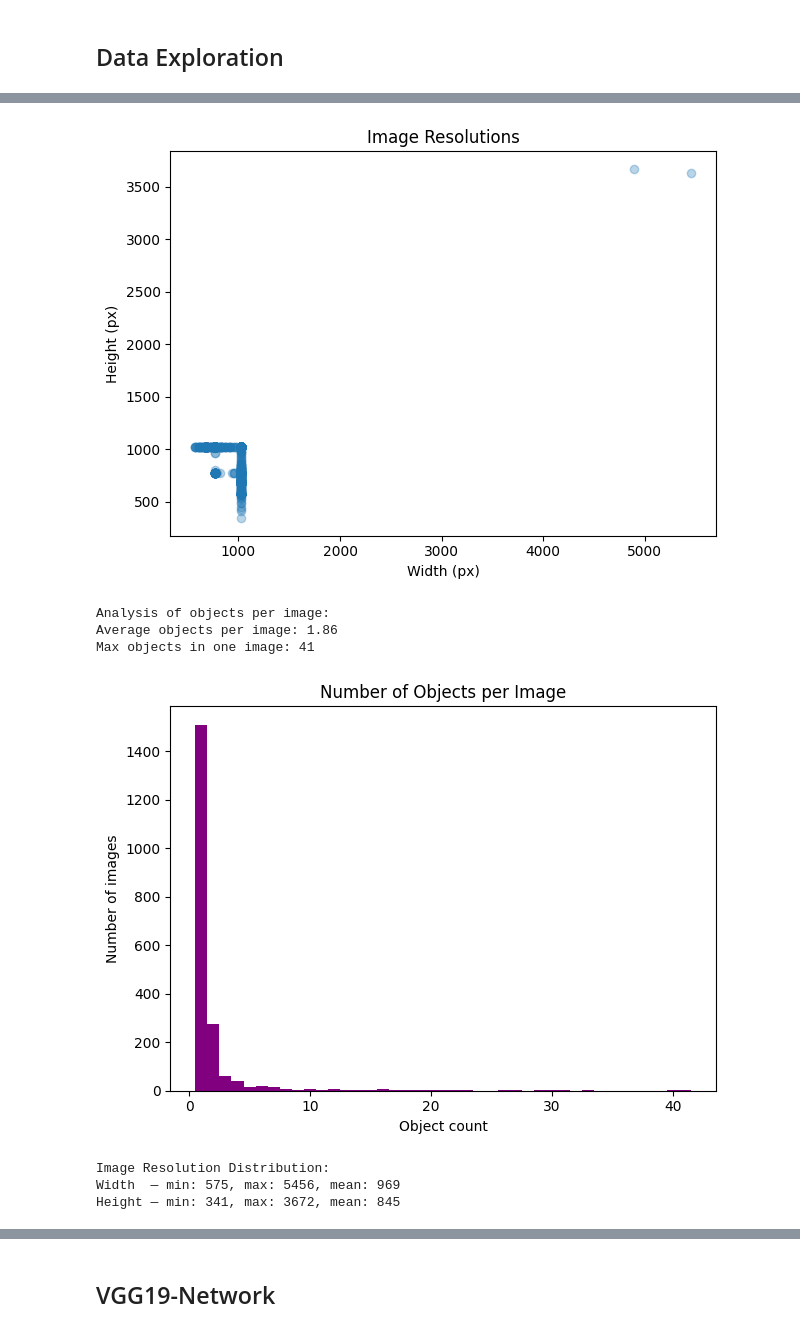
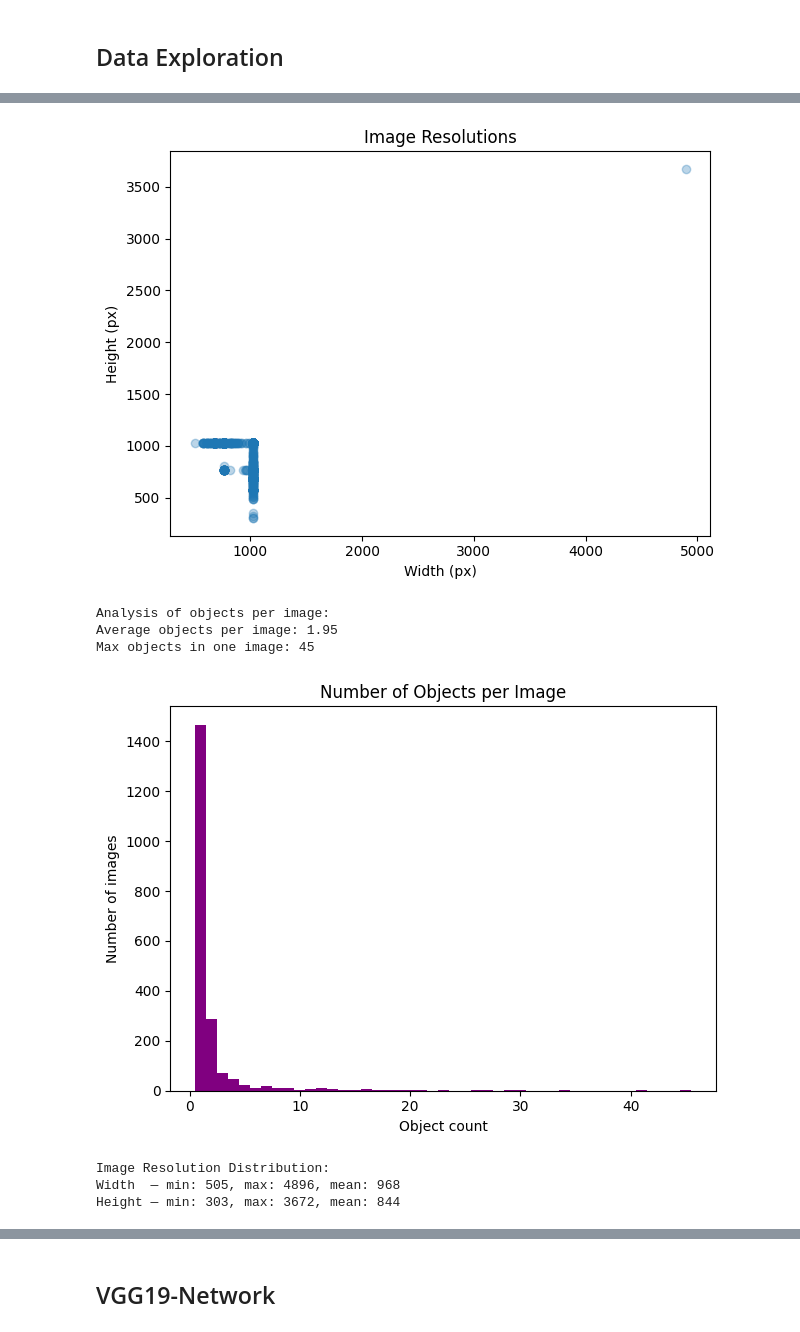
Before and after one commit to GeorgH02/Image-Classification, a Jupyter notebook: project.ipynb, the cells around one changed output, grey strips where cells are left out. Saved outputs shown, nothing was run; the diff lists cells and outputs as text; code cells hidden in the pictures.

```diff
--- a/project.ipynb
+++ b/project.ipynb
@@ -157,12 +174,24 @@ plt.show()
 # %%
+import matplotlib.pyplot as plt
+
+dataset.compute_metadata()
+
+widths_px = []
+heights_px = []
+
+for sample in dataset:
+    if sample.metadata is not None:
+        widths_px.append(sample.metadata.width)
+        heights_px.append(sample.metadata.height)
+
 plt.scatter(widths_px, heights_px, alpha=0.3)
 plt.xlabel("Width (px)")
 plt.ylabel("Height (px)")
 plt.title("Image Resolutions")
 plt.tight_layout()
 plt.show()
 # %% [output]
-[figure, old version]
+[figure, new version]
 # %%
 # looking at how "cluttered" the images are on average, could affect training/performance
 import numpy as np
@@ -180,8 +209,8 @@ print(f"Average objects per image: {np.mean(objects_per_image):.2f}")
 print(f"Max objects in one image: {max(objects_per_image)}")
 # %% [output]
 Analysis of objects per image:
-Average objects per image: 1.86
-Max objects in one image: 41
+Average objects per image: 1.95
+Max objects in one image: 45
 # %%
 plt.hist(objects_per_image, bins=range(1, max(objects_per_image)+2), color="purple", align="left")
 plt.title("Number of Objects per Image")
@@ -190,7 +219,7 @@ plt.ylabel("Number of images")
 plt.tight_layout()
 plt.show()
 # %% [output]
-[figure, old version]
+[figure, new version]
 # %%
 from PIL import Image
 
@@ -207,8 +236,8 @@ print(f"Width  — min: {min(widths_px)}, max: {max(widths_px)}, mean: {np.mean(
 print(f"Height — min: {min(heights_px)}, max: {max(heights_px)}, mean: {np.mean(heights_px):.0f}")
 # %% [output]
 Image Resolution Distribution:
-Width  — min: 575, max: 5456, mean: 969
-Height — min: 341, max: 3672, mean: 845
+Width  — min: 505, max: 4896, mean: 968
+Height — min: 303, max: 3672, mean: 844
 # %%
 attributes = ["IsOccluded", "IsTruncated", "IsGroupOf", "IsDepiction", "IsInside"]
 
```
Also changed, not shown: parts of 17 cells of this notebook, 1 other file.
